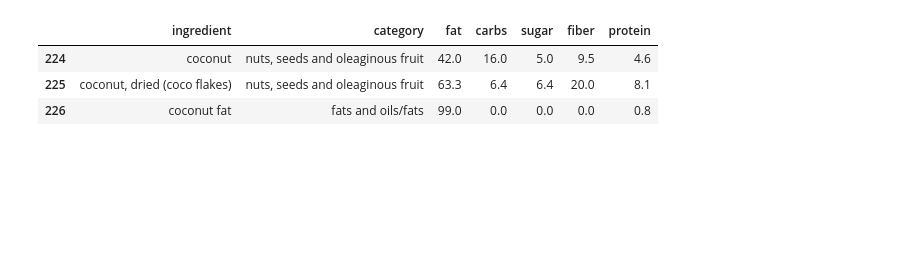
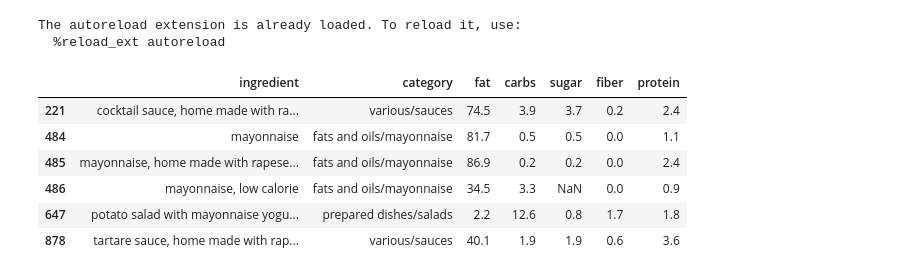
Before and after one commit to fabiangunzinger/food-tracker, a Jupyter notebook: dashboard.ipynb, the cells around one changed output. Cells and saved outputs as stored; diff of their text form; code cells hidden in the pictures; blank space fills up the shorter version.

```diff
--- a/dashboard.ipynb
+++ b/dashboard.ipynb
@@ -1,39 +1,46 @@
 # %%
 import numpy as np
 import pandas as pd
-
 import matplotlib.pyplot as plt
 %config InlineBackend.figure_format = 'retina'
-
 import seaborn as sns
-
-from foods.dashboard import read_database, find_item, make_data, meal_plots, nuts_plots
-
+from foods.dashboard import (read_database, find_item,
+                             make_data, meal_plots, nuts_plots)
 %load_ext autoreload
 %autoreload 2
+# %% [output]
+The autoreload extension is already loaded. To reload it, use:
+  %reload_ext autoreload
 # %%
 new_foods = {
-    'almond butter': ['pip & nut almont butter', 'added', 54, 7.5, 4.6, np.nan , 27],
+    'almond butter': ['pip & nut almond butter', 'added', 54, 7.5, 4.6, np.nan , 27],
     'macadamias': ['macadamia nuts', 'added', 75.3, 6.2, 3.8, 6.3, 9.0],
     'chicory coffee': ['chicory coffee', 'added', 0.5, 73.2, 28.2, 15.3, 3.5],
     'spirulina': ['spirulina', 'added', 8, 24, 3.1, 3.6, 57],
-    'medium cheddar': ['medium cheddar', 'added', 34.9, 0.1, 0.1, 0, 25.4],
-    'kallo chicken stock': ['kallo chicken stock cube', 'added', 2.5, 3, 0.5, np.nan, 0.5],
+    'cheddar': ['cheddar', 'added', 34.9, 0.1, 0.1, 0, 25.4],
+    'kallo chicken stock': ['kallo chicken stock cube (1 cube)', 'added', 2.5, 3, 0.5, np.nan, 0.5],
     'heck chicken sausages': ['heck chicken sausages', 'added', 3.9, 1.6, 0.6, np.nan, 21.5],
     'tesco bacon': ['tesco bacon', 'added', 15.9, 1, 0.2, 0.7, 19],
     'marigold veg bouillon': ['marigold veg bouillon', 'added', 8.5, 30.1, 10.5, np.nan, 10.1],
-    'tesco wild salmon': ['tesco wild salmon', 'added', 2.7, 1.1, 0, 0, 20]
+    'tesco wild salmon': ['tesco wild salmon', 'added', 2.7, 1.1, 0, 0, 20],
+    'beef mince (tesco finest)': ['beef mince (tesco finest)', 'added', 14.5, 0, 0, 0, 19.7],
+    'pride coconut milk': ['pride coconut milk', 'added', 15, 1.6, 1.6, np.nan, 1],
+    'alpro coconut milk': ['alpro coconut milk', 'added', 1.2, 0, 0, 0.1, 0.1],
+    'tesco coconut cream': ['tesco coconut cream', 'added', 20, 1.5, 1.5, 1.5, 1.3],
+    'tesco chicken thighs and drummsticks': ['tesco chicken thighs and drummsticks', 'added', 14, 0, 0, 0, 17],
 }
-
 
 foods = read_database()
 cols = foods.columns
 new_foods_df = pd.DataFrame(new_foods.values(), columns=cols)
 foods = foods.append(new_foods_df, ignore_index=True)
 
-find_item('coconut', foods)
+find_item('mayo', foods)
 # %% [output]
 |  | ingredient | category | fat | carbs | sugar | fiber | protein |
-| 224 | coconut | nuts, seeds and oleaginous fruit | 42.0 | 16.0 | 5.0 | 9.5 | 4.6 |
-| 225 | coconut, dried (coco flakes) | nuts, seeds and oleaginous fruit | 63.3 | 6.4 | 6.4 | 20.0 | 8.1 |
-| 226 | coconut fat | fats and oils/fats | 99.0 | 0.0 | 0.0 | 0.0 | 0.8 |
+| 221 | cocktail sauce, home made with ra... | various/sauces | 74.5 | 3.9 | 3.7 | 0.2 | 2.4 |
+| 484 | mayonnaise | fats and oils/mayonnaise | 81.7 | 0.5 | 0.5 | 0.0 | 1.1 |
+| 485 | mayonnaise, home made with rapese... | fats and oils/mayonnaise | 86.9 | 0.2 | 0.2 | 0.0 | 2.4 |
+| 486 | mayonnaise, low calorie | fats and oils/mayonnaise | 34.5 | 3.3 | NaN | 0.0 | 0.9 |
+| 647 | potato salad with mayonnaise yogu... | prepared dishes/salads | 2.2 | 12.6 | 0.8 | 1.7 | 1.8 |
+| 878 | tartare sauce, home made with rap... | various/sauces | 40.1 | 1.9 | 1.9 | 0.6 | 3.6 |
```
Also changed, not shown: parts of 2 cells of this notebook, 1 other file.
